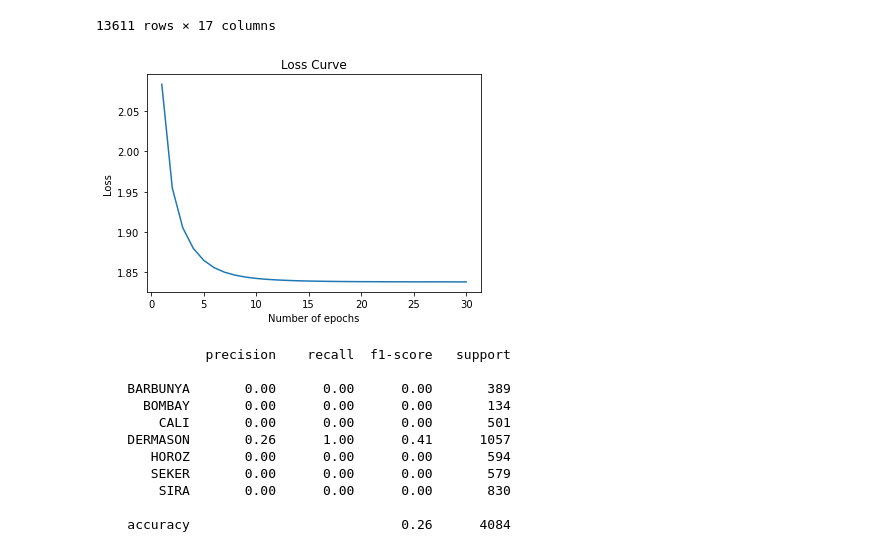
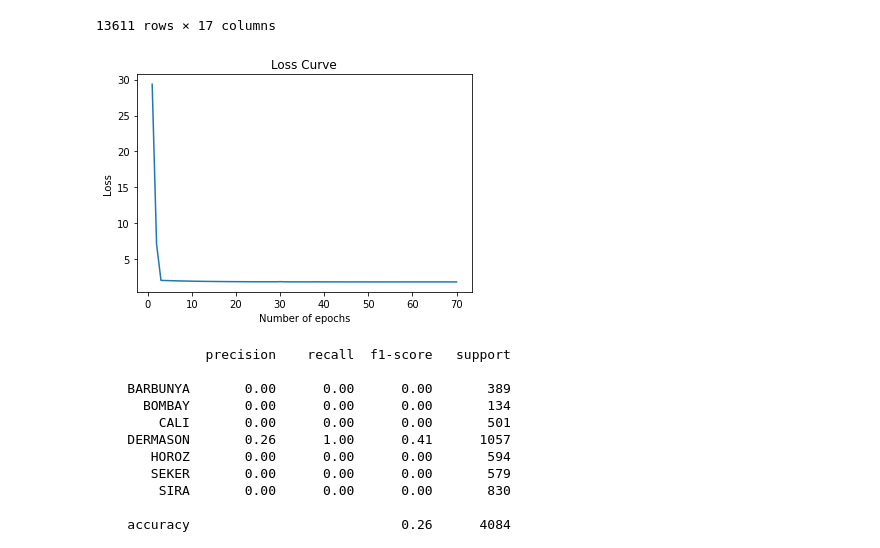
Before and after one commit to fabiobritoo/Machine-Learning, a Jupyter notebook: MLP_Bean.ipynb, the cells around one changed output. Drawn from its saved outputs; the diff is of its cells as text; code cells hidden in the pictures.

```diff
--- a/MLP_Bean.ipynb
+++ b/MLP_Bean.ipynb
@@ -42,24 +47,27 @@ x = dataset.drop(['Class'], axis=1)
 # %%
-x_train, x_test, y_train, y_test = train_test_split(x,y, test_size=0.3, random_state=0) #0.3 data as data test
-
-#inicialização - Minha rede tera 4 entradas, 1º camada 10 neuronios, 2º camada 5 neuronios, saida com 3 neurios
-Model = MLPClassifier(hidden_layer_sizes=(10,5), activation='tanh',max_iter=4000, alpha=0.0001,
-                     solver='sgd', verbose=0,  random_state=5) # verbode=0 to tirar log
+#inicialização - Nossa rede tera 4 entradas, 1º camada 10 neuronios, 2º camada 5 neuronios, saida com 3 neurios
+Model = MLPClassifier(hidden_layer_sizes=(10,5), verbose=0,  random_state=5) # verbode=0 to tirar log
 
 #train
-h = Model.fit(x_train,y_train)
 
-y_pred=Model.predict(x_test)
+def show_loss_curve():
+    global h
+    h = Model.fit(x_train,y_train)
 
-import matplotlib.pyplot as plt
+    global y_pred
+    y_pred = Model.predict(x_test)
 
-plt.plot(range(1, h.n_iter_ + 1), h.loss_curve_)
-plt.title('Loss Curve')
-plt.xlabel('Number of epochs')
-plt.ylabel('Loss')
-plt.show()
+    import matplotlib.pyplot as plt
+
+    plt.plot(range(1, h.n_iter_ + 1), h.loss_curve_)
+    plt.title('Loss Curve')
+    plt.xlabel('Number of epochs')
+    plt.ylabel('Loss')
+    plt.show()
+
+show_loss_curve()
 # %% [output]
-[figure, old version]
+[figure, new version]
 # %%
 #agora vou utilizar as funções de classificação estatística
 
```
Also changed, not shown: parts of 11 cells of this notebook, 1 other file.
